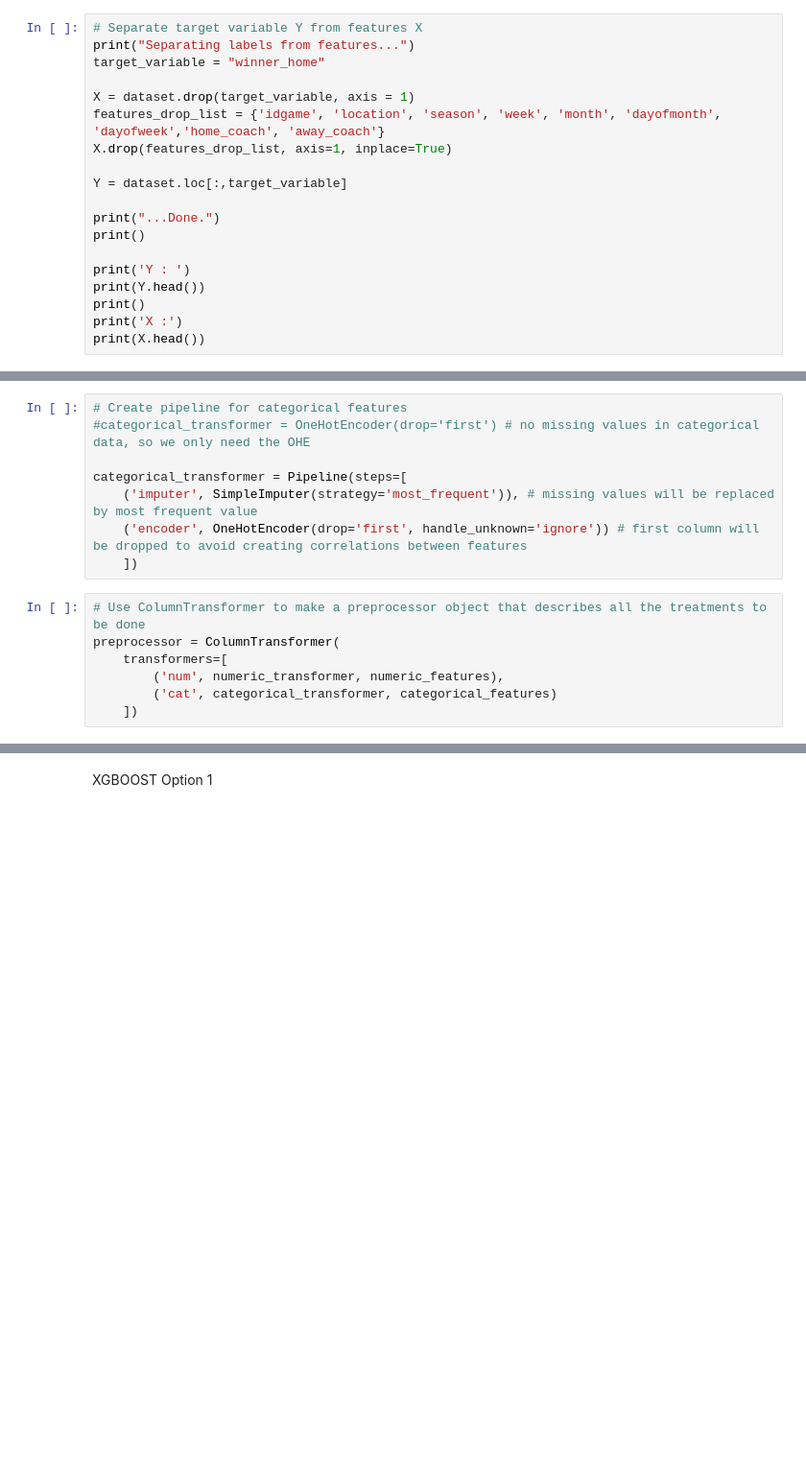
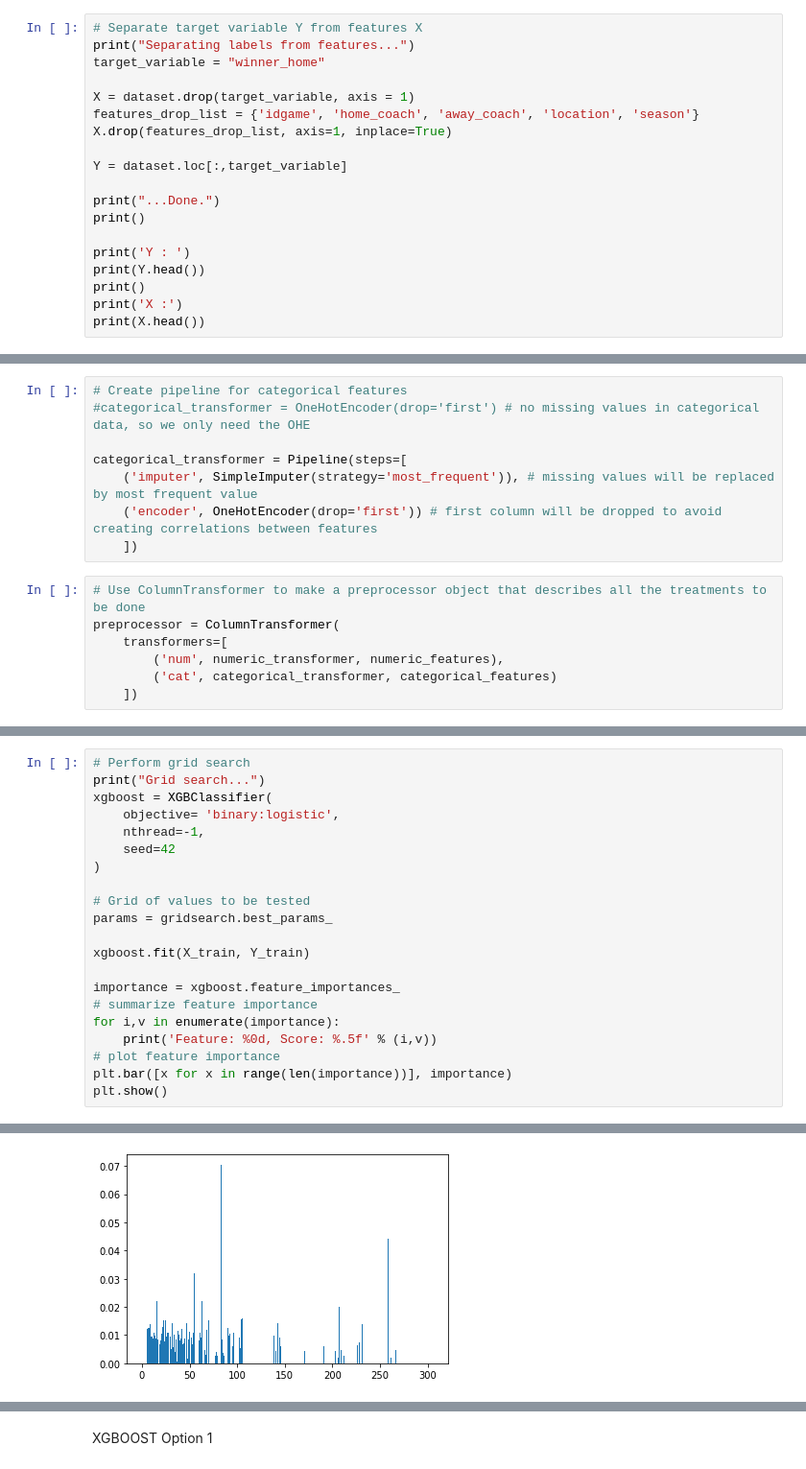
Before and after one commit to nflpredictor/nfl, a Jupyter notebook: 03_modelisation/03_model3_XGBoost/XGBoost_test_ds_v8.ipynb, the cells around one changed output, grey strips where cells are left out. Shown at 96% size. Cells and saved outputs as stored; diff of their text form; blank space fills up the shorter version.

Commit message:
Optimization of XBoost params, retrieved importance of features, pending naming

```diff
--- a/03_modelisation/03_model3_XGBoost/XGBoost_test_ds_v8.ipynb
+++ b/03_modelisation/03_model3_XGBoost/XGBoost_test_ds_v8.ipynb
@@ -96,7 +96,7 @@ print("Separating labels from features...")
 target_variable = "winner_home"
 
 X = dataset.drop(target_variable, axis = 1)
-features_drop_list = {'idgame', 'location', 'season', 'week', 'month', 'dayofmonth', 'dayofweek','home_coach', 'away_coach'}
+features_drop_list = {'idgame', 'home_coach', 'away_coach', 'location', 'season'}
 X.drop(features_drop_list, axis=1, inplace=True)
 
 Y = dataset.loc[:,target_variable]
@@ -164,7 +164,7 @@ numeric_transformer = Pipeline(steps=[
 
 categorical_transformer = Pipeline(steps=[
     ('imputer', SimpleImputer(strategy='most_frequent')), # missing values will be replaced by most frequent value
-    ('encoder', OneHotEncoder(drop='first', handle_unknown='ignore')) # first column will be dropped to avoid creating correlations between features
+    ('encoder', OneHotEncoder(drop='first')) # first column will be dropped to avoid creating correlations between features
     ])
 # %%
 # Use ColumnTransformer to make a preprocessor object that describes all the treatments to be done
@@ -224,0 +274,22 @@ Name: winner_home, dtype: int64
+# %%
+# Perform grid search
+print("Grid search...")
+xgboost = XGBClassifier(
+    objective= 'binary:logistic',
+    nthread=-1,
+    seed=42
+)
+
+# Grid of values to be tested
+params = gridsearch.best_params_
+
+xgboost.fit(X_train, Y_train)
+
+importance = xgboost.feature_importances_
+# summarize feature importance
+for i,v in enumerate(importance):
+	print('Feature: %0d, Score: %.5f' % (i,v))
+# plot feature importance
+plt.bar([x for x in range(len(importance))], importance)
+plt.show()
+# %% [output]
@@ -224,0 +313 @@ Name: winner_home, dtype: int64
+[figure, added]
```
Also changed, not shown: parts of 11 cells of this notebook, 1 other file.
